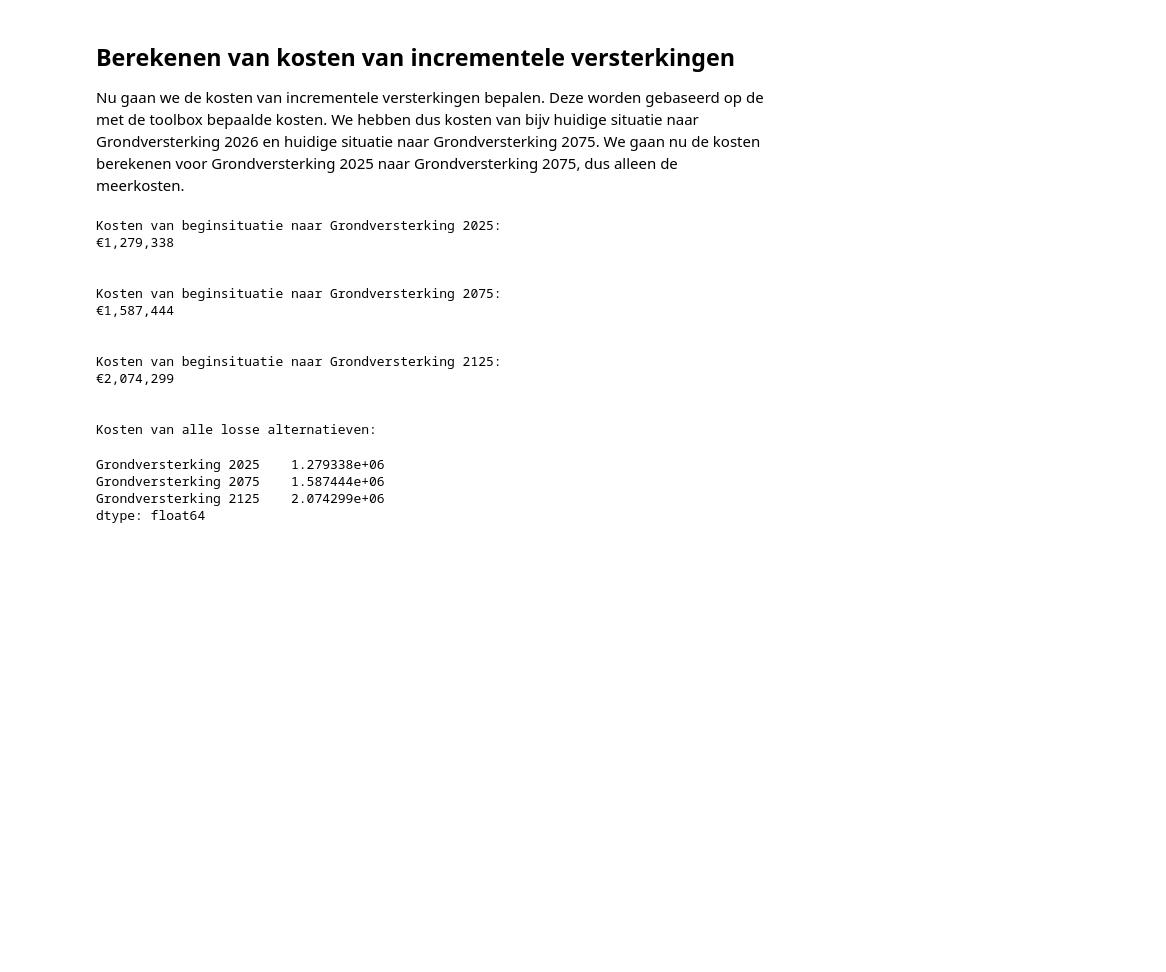
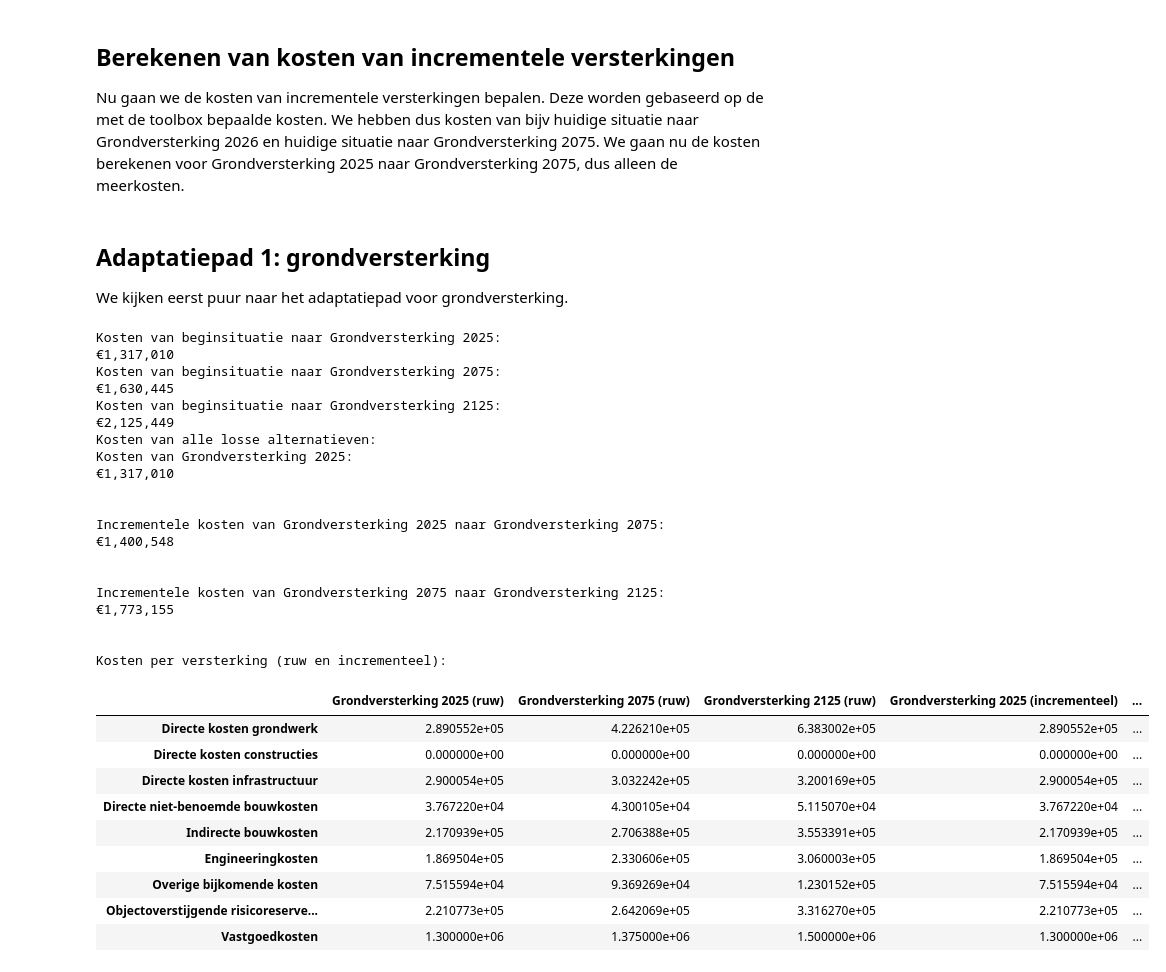
Before and after one commit to Deltares-research/Verkenning-2.0-backend, a Jupyter notebook: dev/incremental_costs/Scheldestromen_main.ipynb, the cells around one changed output. Drawn from its saved outputs; the diff is of its cells as text; code cells hidden in the pictures; blank space fills up the shorter version.

```diff
--- a/dev/incremental_costs/Scheldestromen_main.ipynb
+++ b/dev/incremental_costs/Scheldestromen_main.ipynb
@@ -44,47 +40,98 @@ alternatives = dict(zip(names, files))
 Nu gaan we de kosten van incrementele versterkingen bepalen. Deze worden gebaseerd op de met de toolbox bepaalde kosten.
 We hebben dus kosten van bijv huidige situatie naar Grondversterking 2026 en huidige situatie naar Grondversterking 2075.
 We gaan nu de kosten berekenen voor Grondversterking 2025 naar Grondversterking 2075, dus alleen de meerkosten.
+# %% [markdown]
+## Adaptatiepad 1: grondversterking
+We kijken eerst puur naar het adaptatiepad voor grondversterking.
 # %%
+## SETTINGS ##
+files = ['ontwerpvariant grond gestacked/kostenoverzicht design grond 1.xlsx',
+         'ontwerpvariant grond gestacked/kostenoverzicht grond 2 aanlegprofiel.xlsx',
+         'ontwerpvariant grond gestacked/kostenoverzicht grond 3 aanlegprofiel.xlsx',]
+
+names = ["Grondversterking 2025", "Grondversterking 2075", "Grondversterking 2125"]
+
+alternatives = dict(zip(names, files))
+
 dike = DikeModel(complexity = 'gemiddelde maatregel')
 
 #load costs for all alternatives
 cost_dataframes_per_alternative = {}
 for name, file in alternatives.items():
     cost_dataframes_per_alternative[name] = pd.read_excel(working_dir / file, sheet_name='Kosten')
 
 #dimensions for all alternatives
 dimensions = {}
 for name, df in cost_dataframes_per_alternative.items():
     dimensions[name] = get_dimensions_dict_from_df(df)
 
 #recomputation of plain costs for all alternatives
 cost_summaries = {}
 full_cost_dicts = {}
+new_dimensions = {}
 for name, dimension in dimensions.items():
-    cost_summaries[name], full_cost_dicts[name] = modified_cost_computation(dike, dimension)
+    cost_summaries[name], full_cost_dicts[name], new_dimensions[name] = modified_cost_computation(dike, dimension)
     print(f"Kosten van beginsituatie naar {name}:")
     print(f"€{cost_summaries[name]['Kosten excl. BTW'].sum():,.0f}")
-    print("\n")
 
 df_all_costs = pd.concat(cost_summaries.values(), axis=1)
 df_all_costs.columns = cost_summaries.keys()
 print("Kosten van alle losse alternatieven:")
-df_all_costs.sum()
+#add (ruw) to the column names of df_all_costs
+df_all_costs.columns = [col + " (ruw)" for col in df_all_costs.columns]
+
+cost_per_increment_summary, cost_per_increment_detailed, dimensions_per_increment = compute_incremental_costs(names, dimensions, dike)
+
+df_all_increments = pd.concat(cost_per_increment_summary.values(), axis=1)
+df_all_increments.columns = cost_per_increment_summary.keys()
+df_all_increments.columns = [col + " (incrementeel)" for col in df_all_increments.columns]
+
+
+#merge the incremental costs with the plain costs
+df_all_costs_with_increments = pd.concat([df_all_costs, df_all_increments], axis=1)
+df_all_costs_with_increments
+#add (incrementeel) to the column names of df_all_increments before merging
+
+#add Vastgoedkosten 1300000 for Grondversterking 2025
+df_all_costs_with_increments.loc['Vastgoedkosten', 'Grondversterking 2025 (ruw)'] = 1300000
+df_all_costs_with_increments.loc['Vastgoedkosten', 'Grondversterking 2075 (ruw)'] = 1300000 + 100 * (250*3)
+df_all_costs_with_increments.loc['Vastgoedkosten', 'Grondversterking 2125 (ruw)'] = 1300000 + 100 * (250*3) + 100 * (250*5)
+
+#add grondaankoop kosten for Grondversterking 2075 and 2125:
+df_all_costs_with_increments.loc['Vastgoedkosten', 'Grondversterking 2025 (incrementeel)'] = 1300000
+df_all_costs_with_increments.loc['Vastgoedkosten', 'Grondversterking 2025 to Grondversterking 2075 (incrementeel)'] = 100 * (250*3)
+df_all_costs_with_increments.loc['Vastgoedkosten', 'Grondversterking 2075 to Grondversterking 2125 (incrementeel)'] = 100 * (250*5)
+
+print("Kosten per versterking (ruw en incrementeel):")
+df_all_costs_with_increments
 # %% [output]
 Kosten van beginsituatie naar Grondversterking 2025:
-€1,279,338
+€1,317,010
+Kosten van beginsituatie naar Grondversterking 2075:
+€1,630,445
+Kosten van beginsituatie naar Grondversterking 2125:
+€2,125,449
+Kosten van alle losse alternatieven:
+Kosten van Grondversterking 2025:
+€1,317,010
 
 
-Kosten van beginsituatie naar Grondversterking 2075:
-€1,587,444
+Incrementele kosten van Grondversterking 2025 naar Grondversterking 2075:
+€1,400,548
 
 
-Kosten van beginsituatie naar Grondversterking 2125:
-€2,074,299
+Incrementele kosten van Grondversterking 2075 naar Grondversterking 2125:
+€1,773,155
 
 
-Kosten van alle losse alternatieven:
+Kosten per versterking (ruw en incrementeel):
-Grondversterking 2025    1.279338e+06
-Grondversterking 2075    1.587444e+06
-Grondversterking 2125    2.074299e+06
-dtype: float64
+|  | Grondversterking 2025 (ruw) | Grondversterking 2075 (ruw) | Grondversterking 2125 (ruw) | Grondversterking 2025 (incrementeel) | ... |
+| Directe kosten grondwerk | 2.890552e+05 | 4.226210e+05 | 6.383002e+05 | 2.890552e+05 | ... |
+| Directe kosten constructies | 0.000000e+00 | 0.000000e+00 | 0.000000e+00 | 0.000000e+00 | ... |
+| Directe kosten infrastructuur | 2.900054e+05 | 3.032242e+05 | 3.200169e+05 | 2.900054e+05 | ... |
+| Directe niet-benoemde bouwkosten | 3.767220e+04 | 4.300105e+04 | 5.115070e+04 | 3.767220e+04 | ... |
+| Indirecte bouwkosten | 2.170939e+05 | 2.706388e+05 | 3.553391e+05 | 2.170939e+05 | ... |
+| Engineeringkosten | 1.869504e+05 | 2.330606e+05 | 3.060003e+05 | 1.869504e+05 | ... |
+| Overige bijkomende kosten | 7.515594e+04 | 9.369269e+04 | 1.230152e+05 | 7.515594e+04 | ... |
+| Objectoverstijgende risicoreserve... | 2.210773e+05 | 2.642069e+05 | 3.316270e+05 | 2.210773e+05 | ... |
+| Vastgoedkosten | 1.300000e+06 | 1.375000e+06 | 1.500000e+06 | 1.300000e+06 | ... |
```
Also changed, not shown: parts of 10 cells of this notebook, 1 other file.
